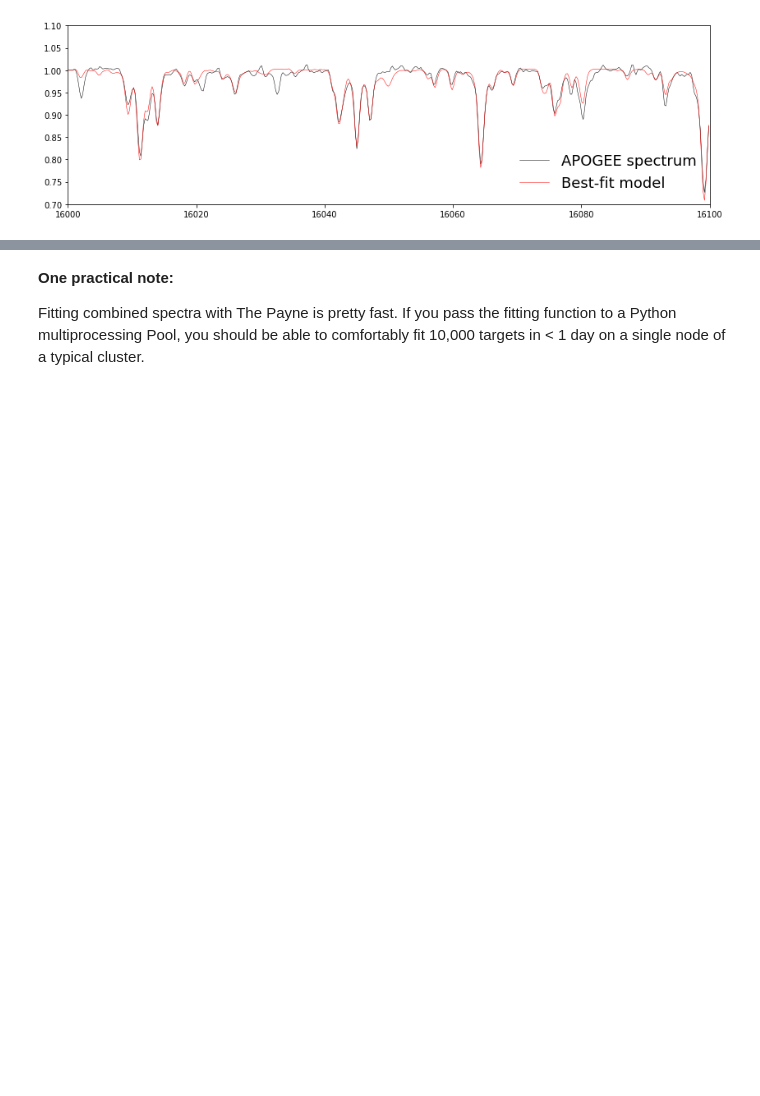
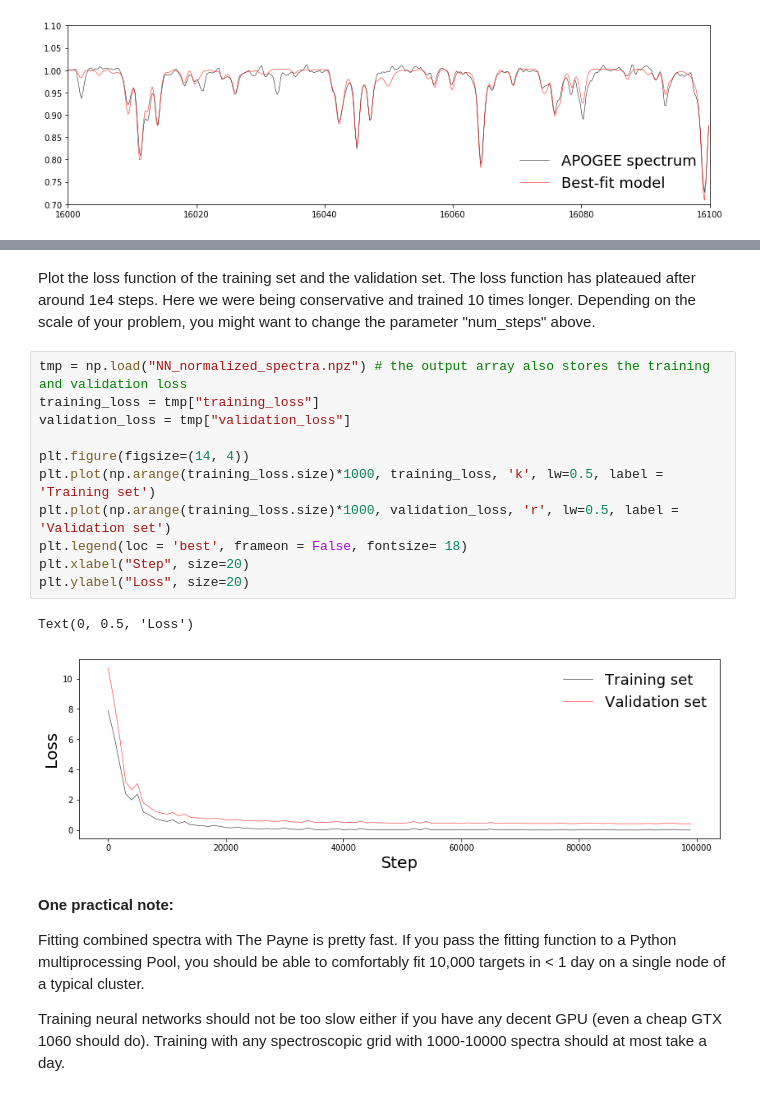
Before and after one commit to tingyuansen/The_Payne, a Jupyter notebook: tutorial.ipynb, the cells around one changed output, grey strips where cells are left out. Cells and saved outputs as stored; diff of their text form; blank space fills up the shorter version.

```diff
--- a/tutorial.ipynb
+++ b/tutorial.ipynb
@@ -168,4 +201,22 @@ training_labels, training_spectra, validation_labels, validation_spectra = utils
+# %% [markdown]
+Plot the loss function of the training set and the validation set. The loss function has plateaued after around 1e4 steps. Here we were being conservative and trained 10 times longer. Depending on the scale of your problem, you might want to change the parameter "num_steps" above.
+# %%
+tmp = np.load("NN_normalized_spectra.npz") # the output array also stores the training and validation loss
+training_loss = tmp["training_loss"]
+validation_loss = tmp["validation_loss"]
+
+plt.figure(figsize=(14, 4))
+plt.plot(np.arange(training_loss.size)*1000, training_loss, 'k', lw=0.5, label = 'Training set')
+plt.plot(np.arange(training_loss.size)*1000, validation_loss, 'r', lw=0.5, label = 'Validation set')
+plt.legend(loc = 'best', frameon = False, fontsize= 18)
+plt.xlabel("Step", size=20)
+plt.ylabel("Loss", size=20)
+# %% [output]
+Text(0, 0.5, 'Loss')
+[figure, added]
 # %% [markdown]
 **One practical note:**
 
 Fitting combined spectra with The Payne is pretty fast. If you pass the fitting function to a Python multiprocessing Pool, you should be able to comfortably fit 10,000 targets in < 1 day on a single node of a typical cluster.
+
+Training neural networks should not be too slow either if you have any decent GPU (even a cheap GTX 1060 should do). Training with any spectroscopic grid with 1000-10000 spectra should at most take a day.
```
Also changed, not shown: parts of 7 cells of this notebook.
